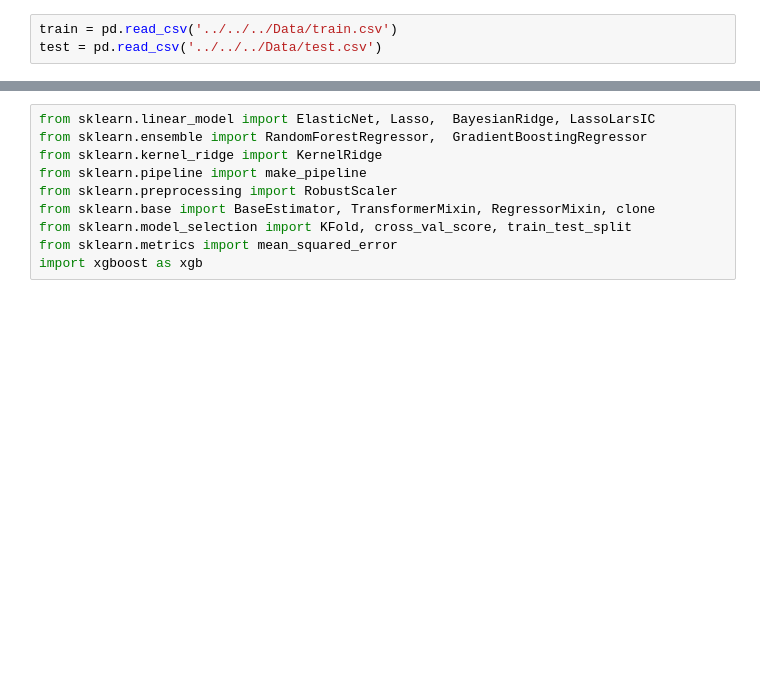
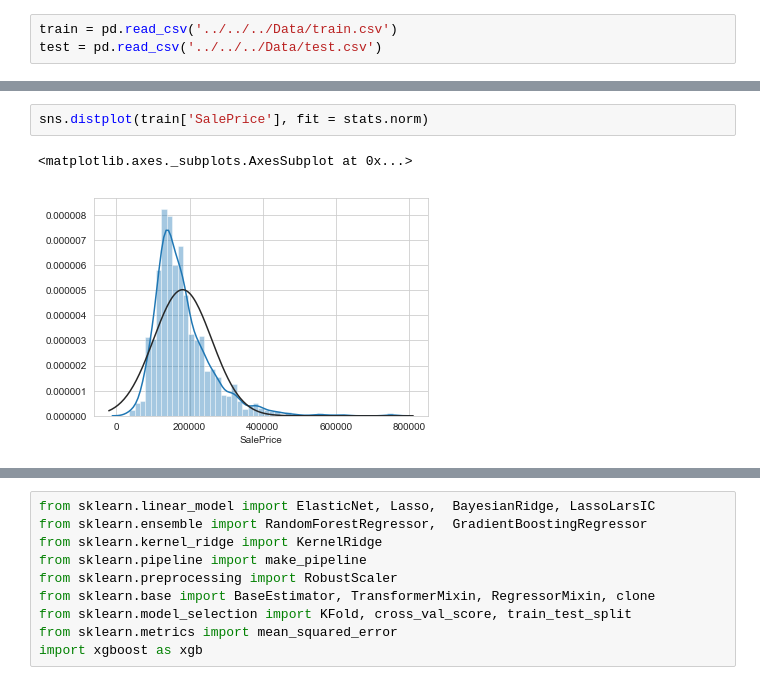
Before and after one commit to bornhansie/house-price, a Jupyter notebook: EDA/houseprice.ipynb, the cells around one changed output, grey strips where cells are left out. Drawn from its saved outputs; the diff is of its cells as text; blank space fills up the shorter version.

```diff
--- a/EDA/houseprice.ipynb
+++ b/EDA/houseprice.ipynb
@@ -93,0 +54,5 @@ Name: SalePrice, dtype: float64
+# %%
+sns.distplot(train['SalePrice'], fit = stats.norm)
+# %% [output]
+<matplotlib.axes._subplots.AxesSubplot at 0x...>
+[figure, added]
```
Also changed, not shown: parts of 78 cells of this notebook.
